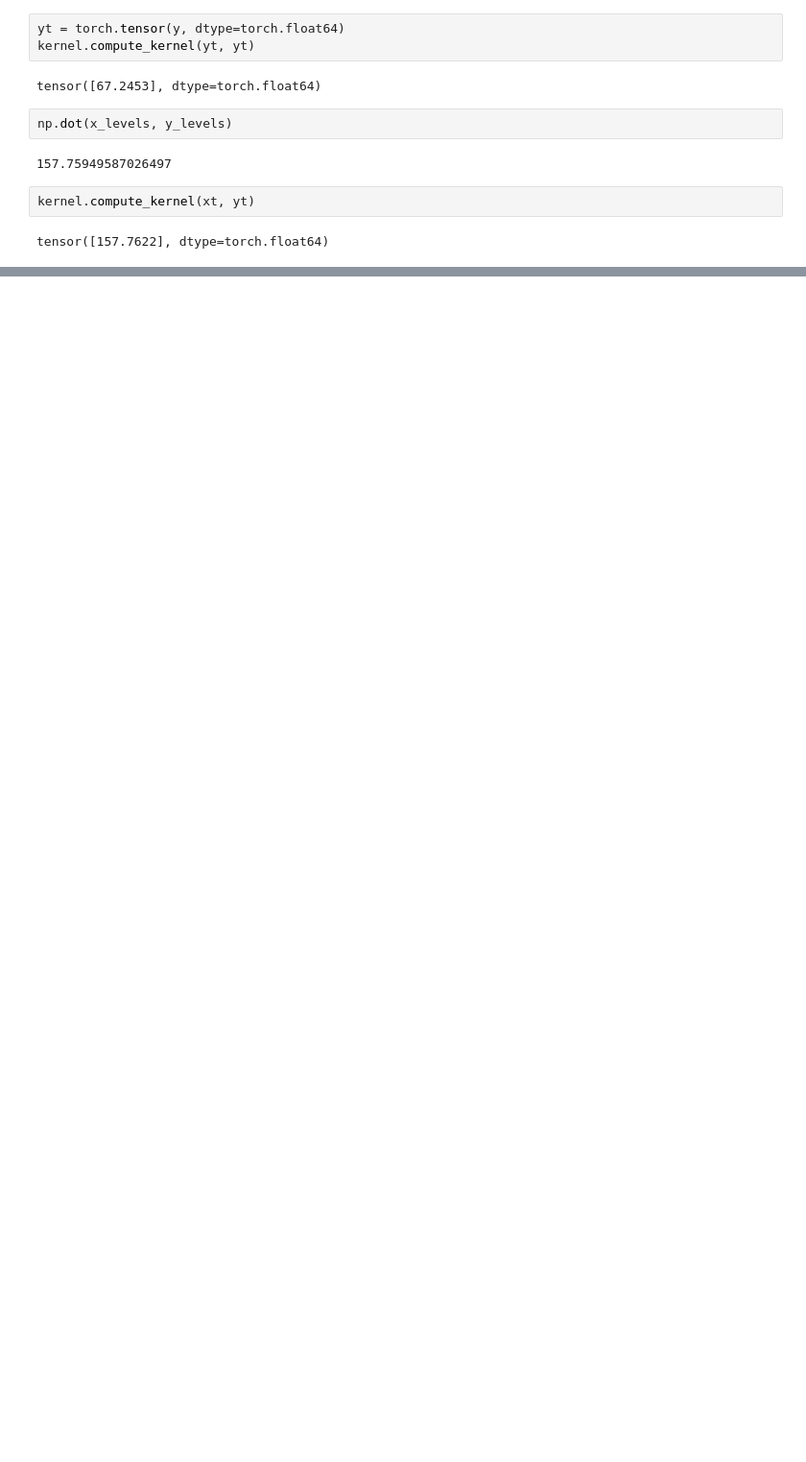
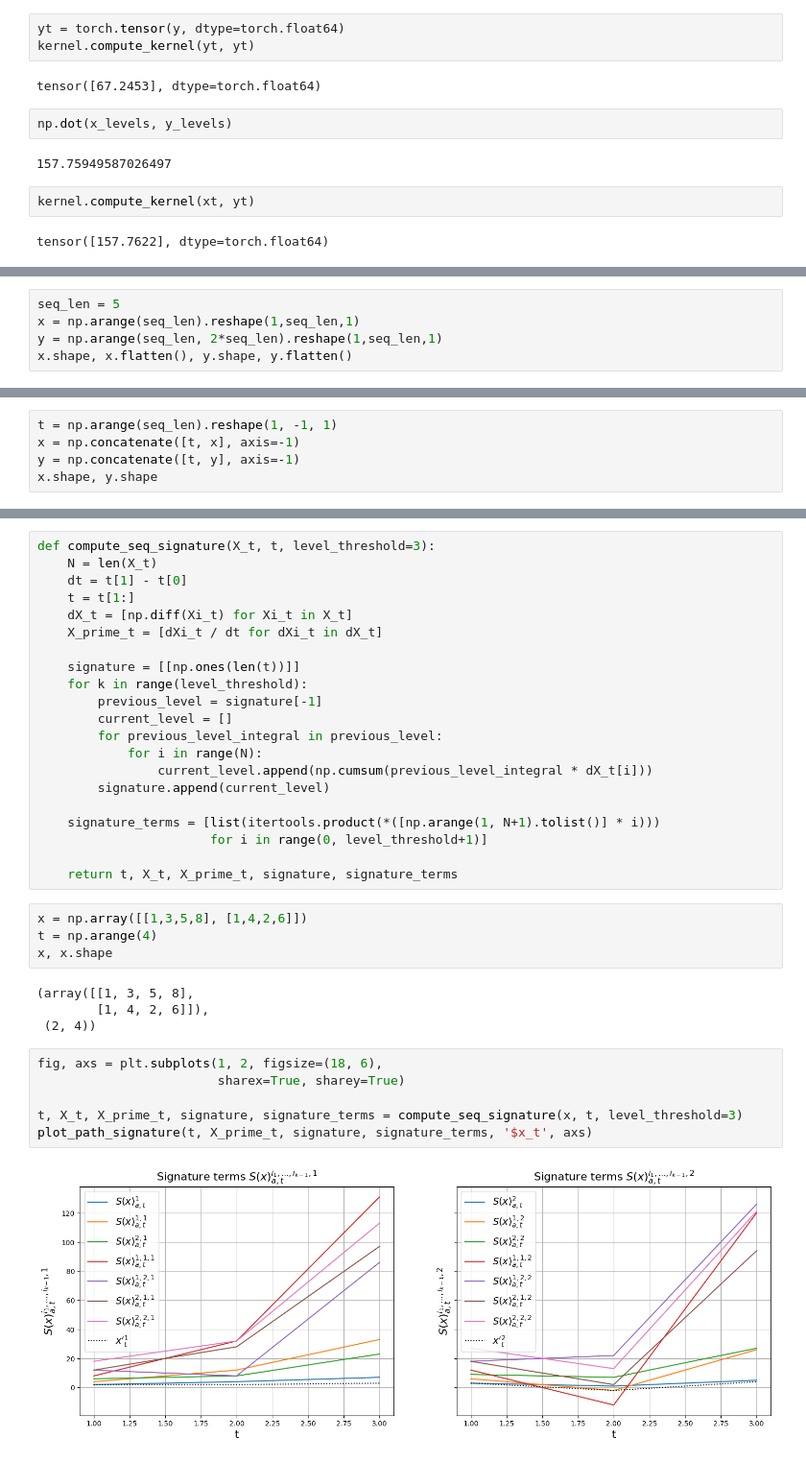
Before and after one commit to luchungi/higherOrderKME, a Jupyter notebook: breakdown.ipynb, the cells around one changed output, grey strips where cells are left out. Shown: that part at 96% size. Cells and saved outputs as stored; diff of their text form; blank space fills up the shorter version.

Commit message:
Example from primer paper

```diff
--- a/breakdown.ipynb
+++ b/breakdown.ipynb
@@ -113,0 +179,5 @@ tensor([157.7622], dtype=torch.float64)
+# %%
+seq_len = 5
+x = np.arange(seq_len).reshape(1,seq_len,1)
+y = np.arange(seq_len, 2*seq_len).reshape(1,seq_len,1)
+x.shape, x.flatten(), y.shape, y.flatten()
@@ -113,0 +186,5 @@ tensor([157.7622], dtype=torch.float64)
+# %%
+t = np.arange(seq_len).reshape(1, -1, 1)
+x = np.concatenate([t, x], axis=-1)
+y = np.concatenate([t, y], axis=-1)
+x.shape, y.shape
@@ -113,0 +253,37 @@ tensor([157.7622], dtype=torch.float64)
+# %%
+def compute_seq_signature(X_t, t, level_threshold=3):
+    N = len(X_t)
+    dt = t[1] - t[0]
+    t = t[1:]
+    dX_t = [np.diff(Xi_t) for Xi_t in X_t]
+    X_prime_t = [dXi_t / dt for dXi_t in dX_t]
+
+    signature = [[np.ones(len(t))]]
+    for k in range(level_threshold):
+        previous_level = signature[-1]
+        current_level = []
+        for previous_level_integral in previous_level:
+            for i in range(N):
+                current_level.append(np.cumsum(previous_level_integral * dX_t[i]))
+        signature.append(current_level)
+
+    signature_terms = [list(itertools.product(*([np.arange(1, N+1).tolist()] * i)))
+                       for i in range(0, level_threshold+1)]
+
+    return t, X_t, X_prime_t, signature, signature_terms
+# %%
+x = np.array([[1,3,5,8], [1,4,2,6]])
+t = np.arange(4)
+x, x.shape
+# %% [output]
+(array([[1, 3, 5, 8],
+        [1, 4, 2, 6]]),
+ (2, 4))
+# %%
+fig, axs = plt.subplots(1, 2, figsize=(18, 6),
+                        sharex=True, sharey=True)
+
+t, X_t, X_prime_t, signature, signature_terms = compute_seq_signature(x, t, level_threshold=3)
+plot_path_signature(t, X_prime_t, signature, signature_terms, '$x_t', axs)
+# %% [output]
+[figure, added]
```
Also changed, not shown: parts of 26 cells of this notebook.
